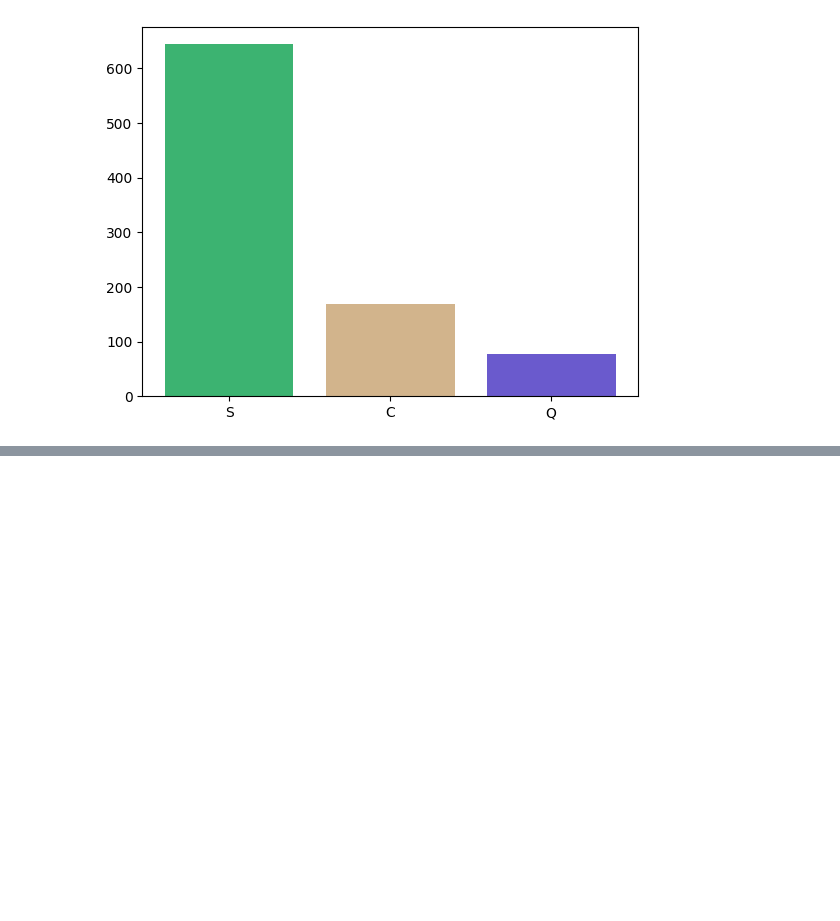
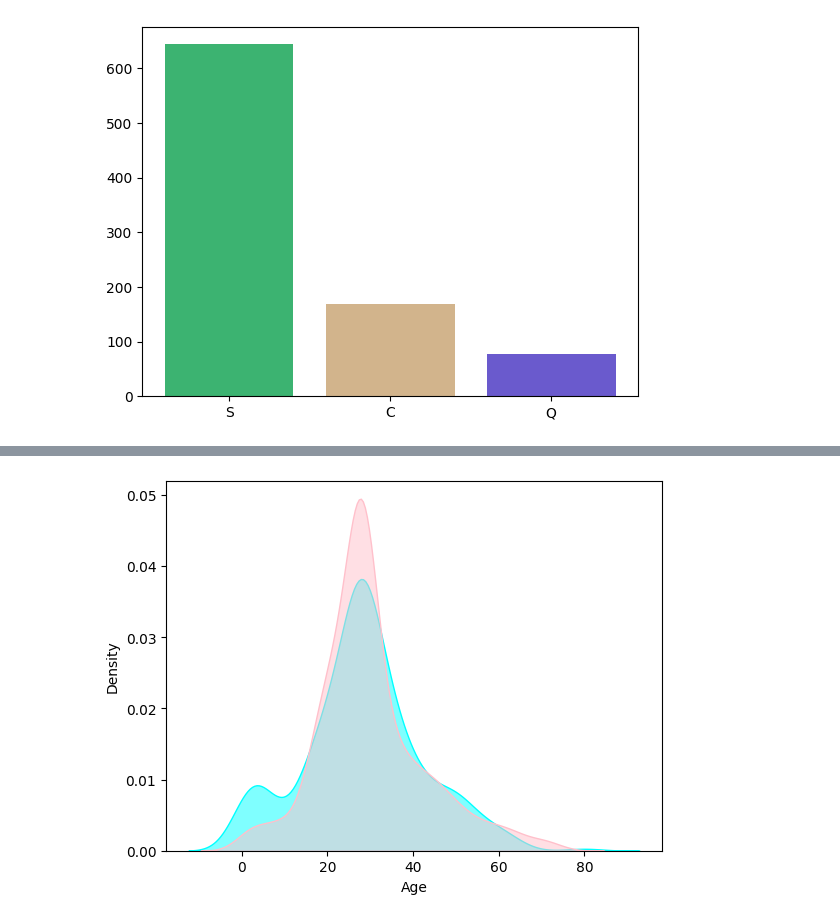
Before and after one commit to An-tianqi/Machine-Learning, a Jupyter notebook: Logistics_Regression.ipynb, the cells around one changed output, grey strips where cells are left out. Cells and saved outputs as stored; diff of their text form; code cells hidden in the pictures; blank space fills up the shorter version.

```diff
--- a/Logistics_Regression.ipynb
+++ b/Logistics_Regression.ipynb
@@ -97,0 +103,7 @@ plt.show()
+# %%
+newTrain2['TravelAlone'] = (newTrain2['SibSp'] == 0) & (newTrain2['Parch'] == 0)
+
+newTrain2['TravelAlone'] = newTrain2['TravelAlone'].astype(int)
+
+newTrain2.drop(['SibSp', 'Parch'], axis=1, inplace=True)
+newTrain2
@@ -97,0 +124,4 @@ plt.show()
+# %%
+newTrain3 = pd.get_dummies(newTrain2, columns=["Pclass","Embarked","Sex"])
+
+newTrain3
@@ -97,0 +142,4 @@ plt.show()
+# %%
+newTrain3.drop(['PassengerId','Name','Sex_female','Ticket'], axis=1, inplace=True)
+
+newTrain3
@@ -97,0 +194,8 @@ plt.show()
+# %%
+sns.kdeplot(newTrain3["Age"][newTrain3.Survived == 1], fill=True, alpha=0.5, color="cyan")
+sns.kdeplot(newTrain3["Age"][newTrain3.Survived == 0], fill=True, alpha=0.5, color="pink")
+
+
+plt.show()
+# %% [output]
+[figure, added]
```
Also changed, not shown: parts of 16 cells of this notebook.
